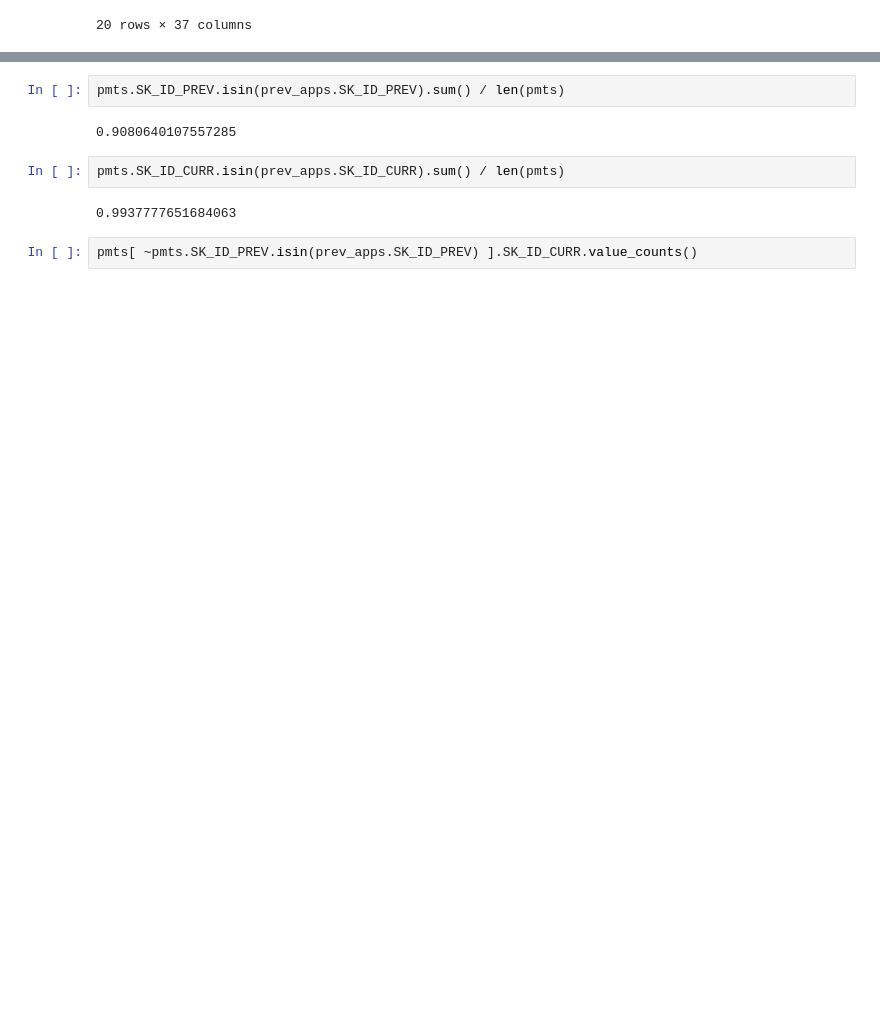
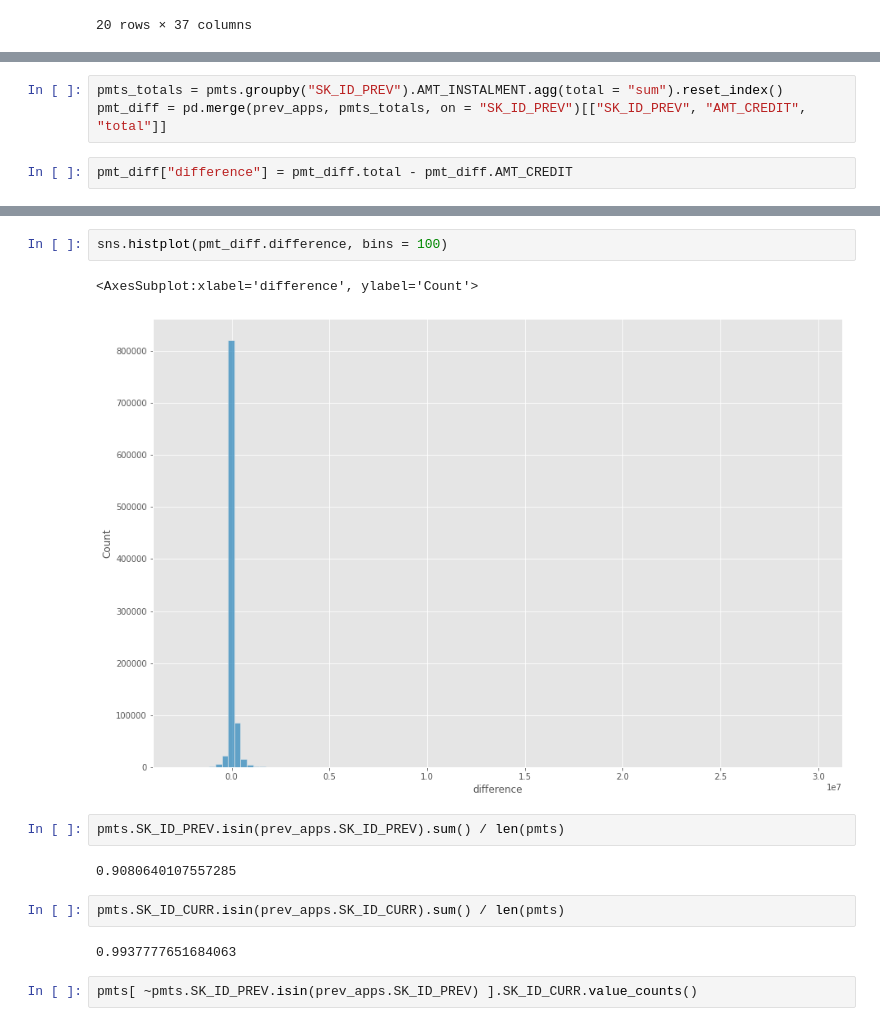
Before and after one commit to Antonio-Avila/Home-Credit-Default, a Jupyter notebook: Installments.ipynb, the cells around one changed output, grey strips where cells are left out. Drawn from its saved outputs; the diff is of its cells as text; blank space fills up the shorter version.

```diff
--- a/Installments.ipynb
+++ b/Installments.ipynb
@@ -98,3 +57,8 @@ pmts.sort_values(["SK_ID_PREV", "NUM_INSTALMENT_NUMBER"]).head(20)
 | 109820 | 1000005 | 176456 | 1.0 | 2 | -1658.0 | ... |
 | 2255181 | 1000005 | 176456 | 1.0 | 3 | -1628.0 | ... |
 | 2170925 | 1000005 | 176456 | 1.0 | 4 | -1598.0 | ... |
+# %%
+pmts_totals = pmts.groupby("SK_ID_PREV").AMT_INSTALMENT.agg(total = "sum").reset_index()
+pmt_diff = pd.merge(prev_apps, pmts_totals, on = "SK_ID_PREV")[["SK_ID_PREV", "AMT_CREDIT", "total"]]
+# %%
+pmt_diff["difference"] = pmt_diff.total - pmt_diff.AMT_CREDIT
@@ -101,3 +74,8 @@ pmts.sort_values(["SK_ID_PREV", "NUM_INSTALMENT_NUMBER"]).head(20)
+# %%
+sns.histplot(pmt_diff.difference, bins = 100)
+# %% [output]
+<AxesSubplot:xlabel='difference', ylabel='Count'>
+[figure, added]
 # %%
 pmts.SK_ID_PREV.isin(prev_apps.SK_ID_PREV).sum() / len(pmts)
 # %% [output]
```
Also changed, not shown: parts of 14 cells of this notebook.
